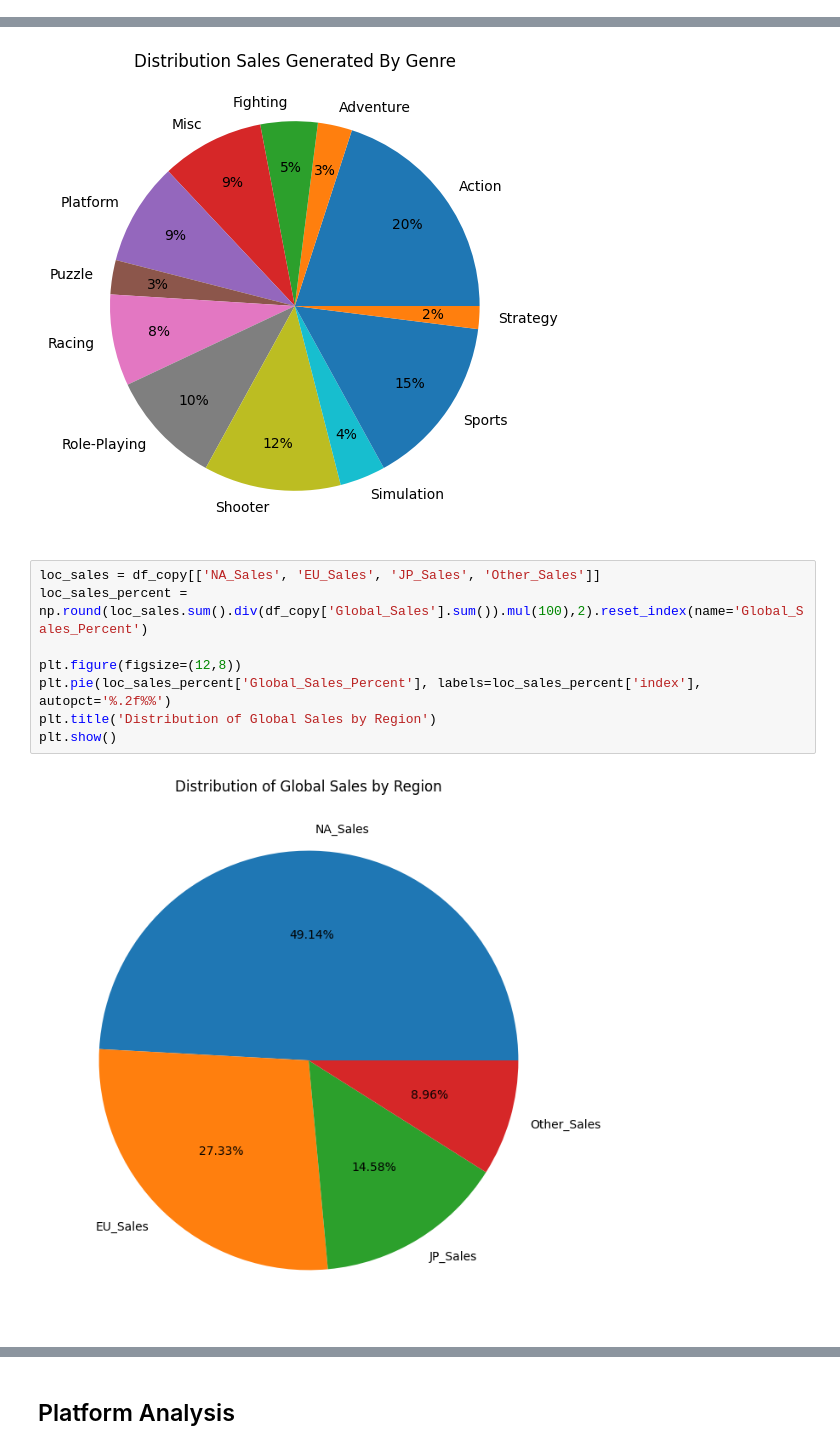
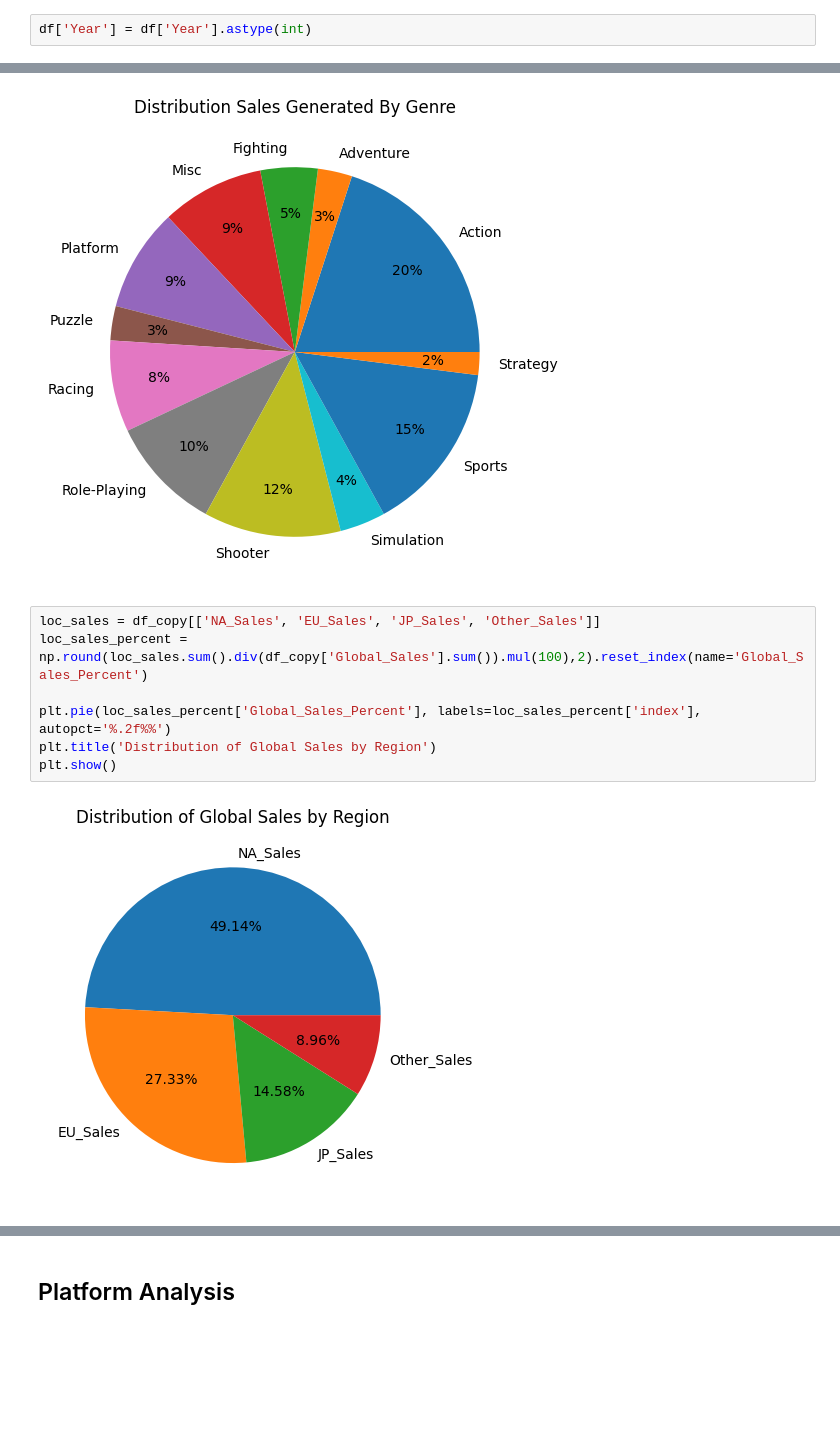
Before and after one commit to cafesmire/notebooks, a Jupyter notebook: video_game_sales/videogame_eda.ipynb, the cells around one changed output, grey strips where cells are left out. Cells and saved outputs as stored; diff of their text form; blank space fills up the shorter version.

```diff
--- a/video_game_sales/videogame_eda.ipynb
+++ b/video_game_sales/videogame_eda.ipynb
@@ -21,6 +21,8 @@ df
 | 16596 | 16599 | Know How 2 | DS | 2010.0 | Puzzle | 7G//AMES | 0.00 | 0.01 | 0.00 | 0.00 | ... |
 | 16597 | 16600 | Spirits & Spells | GBA | 2003.0 | Platform | Wanadoo | 0.01 | 0.00 | 0.00 | 0.00 | ... |
 16598 rows × 11 columns
+# %%
+df['Year'] = df['Year'].astype(int)
 # %%
 df.duplicated().sum()
 # %% [output]
@@ -136,10 +146,9 @@ plt.show()
 # %%
 loc_sales = df_copy[['NA_Sales', 'EU_Sales', 'JP_Sales', 'Other_Sales']]
 loc_sales_percent = np.round(loc_sales.sum().div(df_copy['Global_Sales'].sum()).mul(100),2).reset_index(name='Global_Sales_Percent')
 
-plt.figure(figsize=(12,8))
 plt.pie(loc_sales_percent['Global_Sales_Percent'], labels=loc_sales_percent['index'], autopct='%.2f%%')
 plt.title('Distribution of Global Sales by Region')
 plt.show()
 # %% [output]
-[figure, old version]
+[figure, new version]
```
Also changed, not shown: parts of 11 cells of this notebook.
